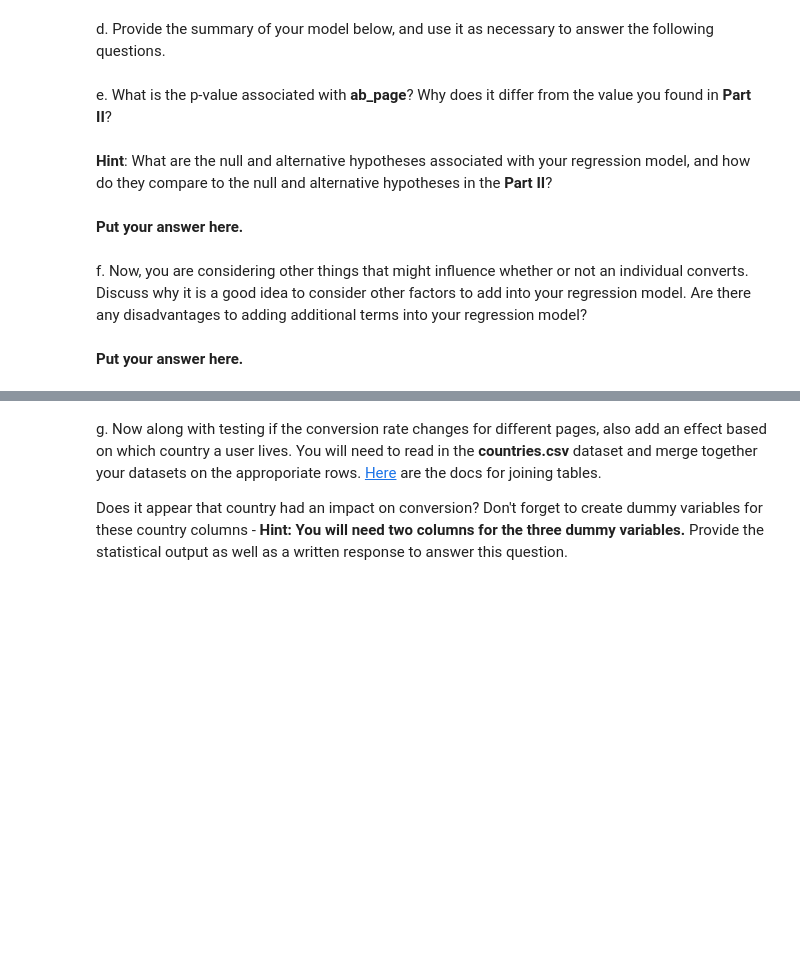
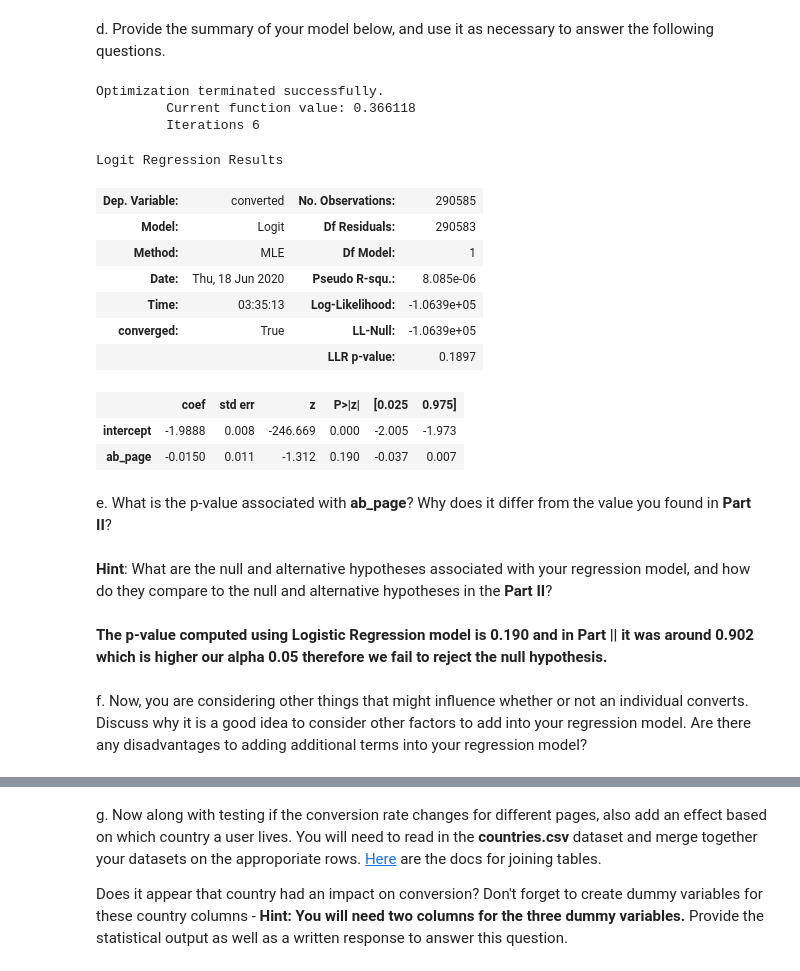
Before and after one commit to bayanbinmanea/a-b-test-result, a Jupyter notebook: Analyze_ab_test_results_notebook.ipynb, the cells around one changed output, grey strips where cells are left out. Cells and saved outputs as stored; diff of their text form; code cells hidden in the pictures; blank space fills up the shorter version.

```diff
--- a/Analyze_ab_test_results_notebook.ipynb
+++ b/Analyze_ab_test_results_notebook.ipynb
@@ -317,10 +351,26 @@ c. Use **statsmodels** to import your regression model.  Instantiate the model,
 # %% [markdown]
 d. Provide the summary of your model below, and use it as necessary to answer the following questions.
+# %%
+results=logit_mod.fit()
+results.summary()
+# %% [output]
+Optimization terminated successfully.
+         Current function value: 0.366118
+         Iterations 6
+Logit Regression Results
+| Dep. Variable: | converted | No. Observations: | 290585 |
+| Model: | Logit | Df Residuals: | 290583 |
+| Method: | MLE | Df Model: | 1 |
+| Date: | Thu, 18 Jun 2020 | Pseudo R-squ.: | 8.085e-06 |
+| Time: | 03:35:13 | Log-Likelihood: | -1.0639e+05 |
+| converged: | True | LL-Null: | -1.0639e+05 |
+|  |  | LLR p-value: | 0.1897 |
+|  | coef | std err | z | P>|z| | [0.025 | 0.975] |
+| intercept | -1.9888 | 0.008 | -246.669 | 0.000 | -2.005 | -1.973 |
+| ab_page | -0.0150 | 0.011 | -1.312 | 0.190 | -0.037 | 0.007 |
 # %% [markdown]
 e. What is the p-value associated with **ab_page**? Why does it differ from the value you found in **Part II**?<br><br>  **Hint**: What are the null and alternative hypotheses associated with your regression model, and how do they compare to the null and alternative hypotheses in the **Part II**?
-# %% [markdown]
-**Put your answer here.**
+# %% [markdown]
+**The p-value computed using Logistic Regression model is 0.190 and in Part || it was around 0.902 which is higher our alpha 0.05 therefore we fail to reject the null hypothesis.**
 # %% [markdown]
 f. Now, you are considering other things that might influence whether or not an individual converts.  Discuss why it is a good idea to consider other factors to add into your regression model.  Are there any disadvantages to adding additional terms into your regression model?
-# %% [markdown]
-**Put your answer here.**
```
Also changed, not shown: parts of 20 cells of this notebook.
